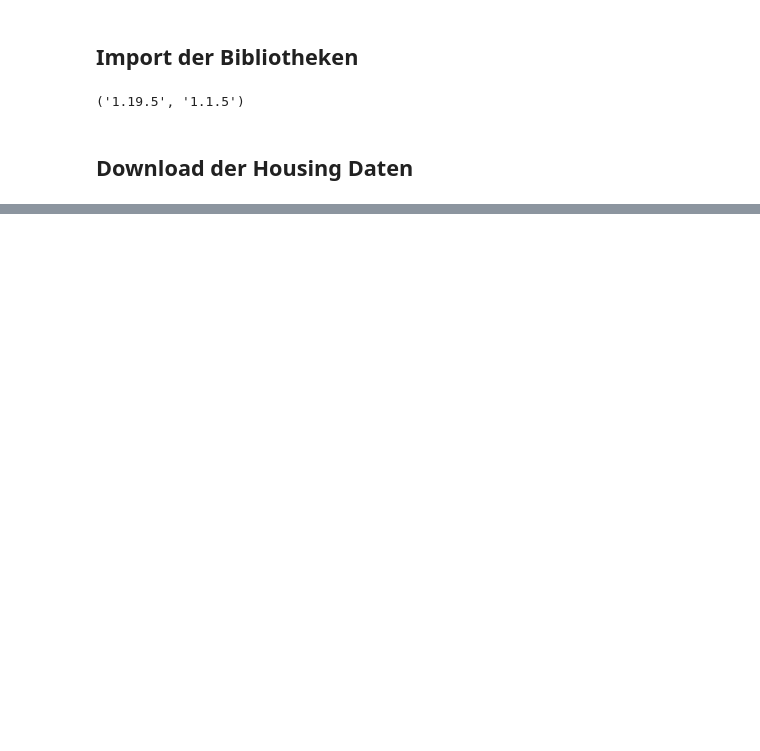
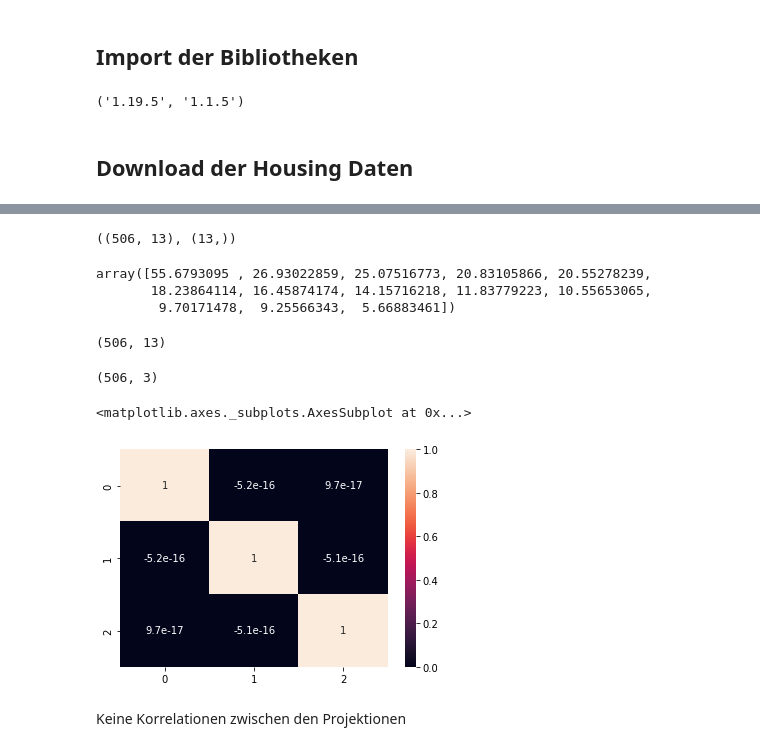
Before and after one commit to schmuecker/machine-learning-course, a Jupyter notebook: 01 explorative-analysis-pca/01.3 pca/Übung_1.3_PCA.ipynb, the cells around one changed output, grey strips where cells are left out. Saved outputs shown, nothing was run; the diff lists cells and outputs as text; code cells hidden in the pictures; blank space fills up the shorter version.

```diff
--- a/01 explorative-analysis-pca/01.3 pca/Übung_1.3_PCA.ipynb
+++ b/01 explorative-analysis-pca/01.3 pca/Übung_1.3_PCA.ipynb
@@ -66,0 +127,32 @@ eData
+# %%
+U.shape, D.shape
+# %% [output]
+((506, 13), (13,))
+# %%
+D
+# %% [output]
+array([55.6793095 , 26.93022859, 25.07516773, 20.83105866, 20.55278239,
+       18.23864114, 16.45874174, 14.15716218, 11.83779223, 10.55653065,
+        9.70171478,  9.25566343,  5.66883461])
+# %%
+D_diag = np.diag(D)
+# %%
+#d)
+X_projected = np.matmul(U, D_diag)
+X_projected.shape
+# %% [output]
+(506, 13)
+# %%
+X_projected_3 = X_projected[:,[0,1,2]]
+X_projected_3.shape
+# %% [output]
+(506, 3)
+# %%
+X_projected_3_df = pd.DataFrame(X_projected_3)
+corr = X_projected_3_df.corr()
+sns.heatmap(corr, xticklabels=corr.columns, yticklabels=corr.columns, annot=True)
+# %% [output]
+<matplotlib.axes._subplots.AxesSubplot at 0x...>
+[figure, added]
+# %% [markdown]
+Keine Korrelationen zwischen den Projektionen
```
Also changed, not shown: parts of 21 cells of this notebook.
